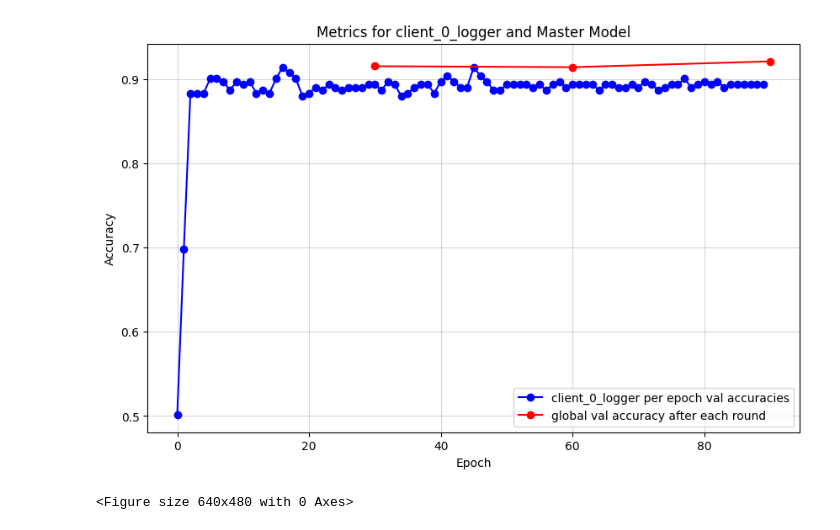
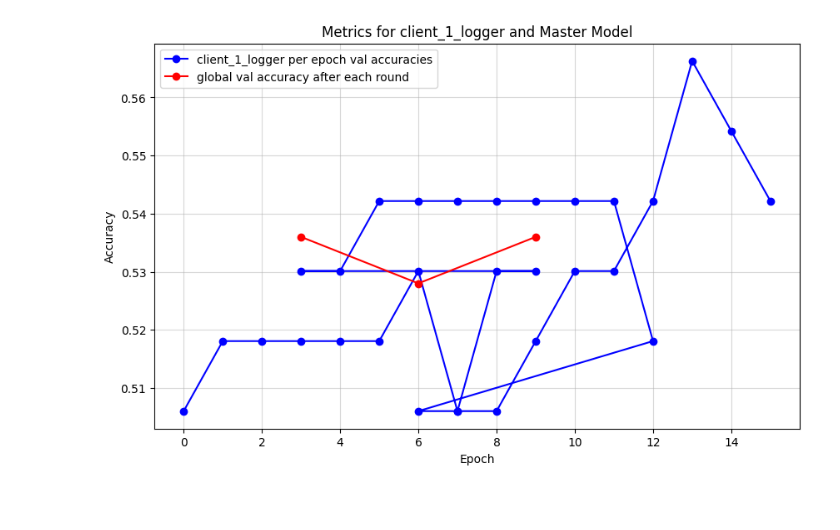
Before and after one commit to aladinD/R-SFLLM, a Jupyter notebook: src/play.ipynb, the cells around one changed output. Drawn from its saved outputs; the diff is of its cells as text; code cells hidden in the pictures; blank space fills up the shorter version.

```diff
--- a/src/play.ipynb
+++ b/src/play.ipynb
@@ -2,8 +2,8 @@
 import pandas as pd
 import os
 import matplotlib.pyplot as plt
-num_epochs = 50
-num_rounds = 10
+num_epochs = 3
+num_rounds = 3
 # %%
 def accumulate_client_metrics(client_name, base_path='./logs/clients'):
     """
@@ -21,6 +21,7 @@ def accumulate_client_metrics(client_name, base_path='./logs/clients'):
 
     # List all rounds for the client
     rounds = [d for d in os.listdir(client_dir) if os.path.isdir(os.path.join(client_dir, d))]
+    rounds = rounds[:num_rounds]
 
     all_train_metrics = []
     all_val_metrics = []
@@ -68,6 +69,7 @@ def accumulate_master_metrics(base_path='./logs/master'):
 
     # List all rounds for the master model
     rounds = [d for d in os.listdir(train_dir) if os.path.isdir(os.path.join(train_dir, d))]
+    rounds = rounds[:num_rounds]
 
     all_train_metrics = []
     all_val_metrics = []
@@ -122,10 +124,9 @@ def plot_metrics(client_name):
     plt.show()
 # %%
 # Call the function
-plot_metrics("client_0_logger")
+plot_metrics("client_1_logger")
 # %% [output]
-[figure, old version]
+[figure, new version]
-<Figure size 640x480 with 0 Axes>
 # %%
 import numpy as np
 import os
```
Also changed, not shown: 5 other files.
